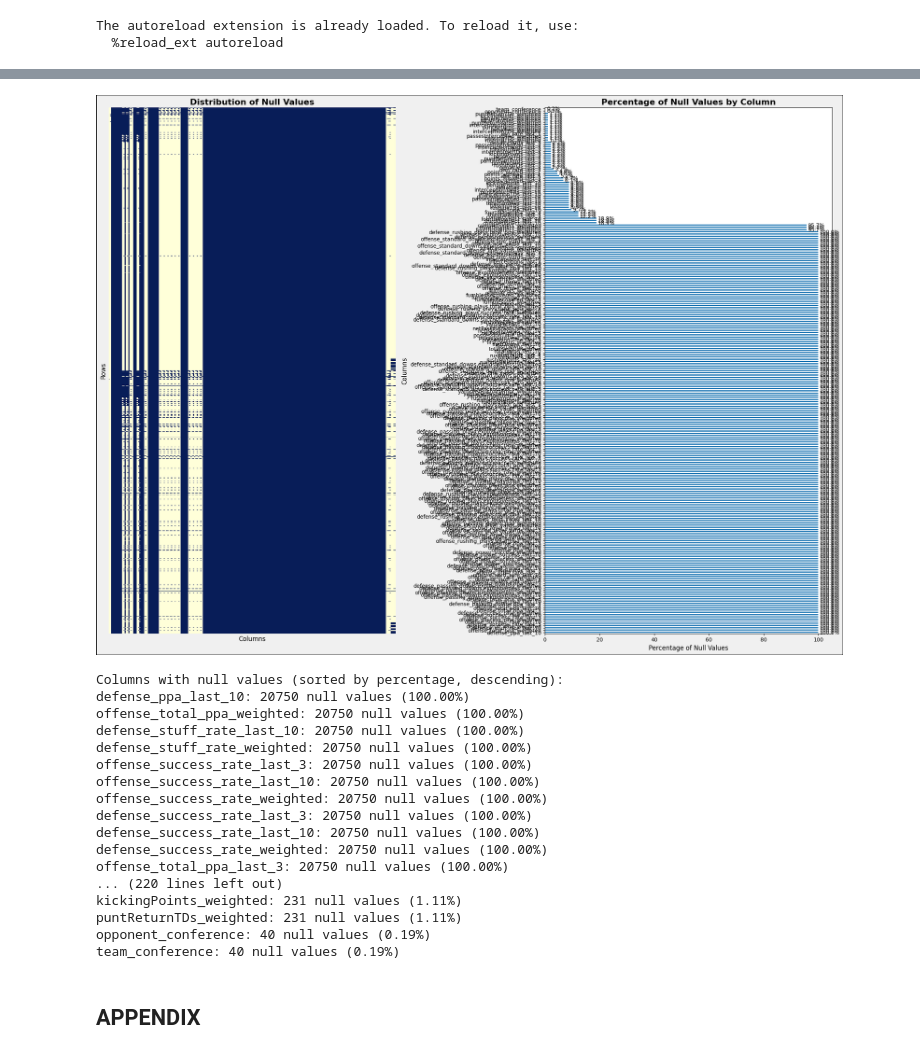
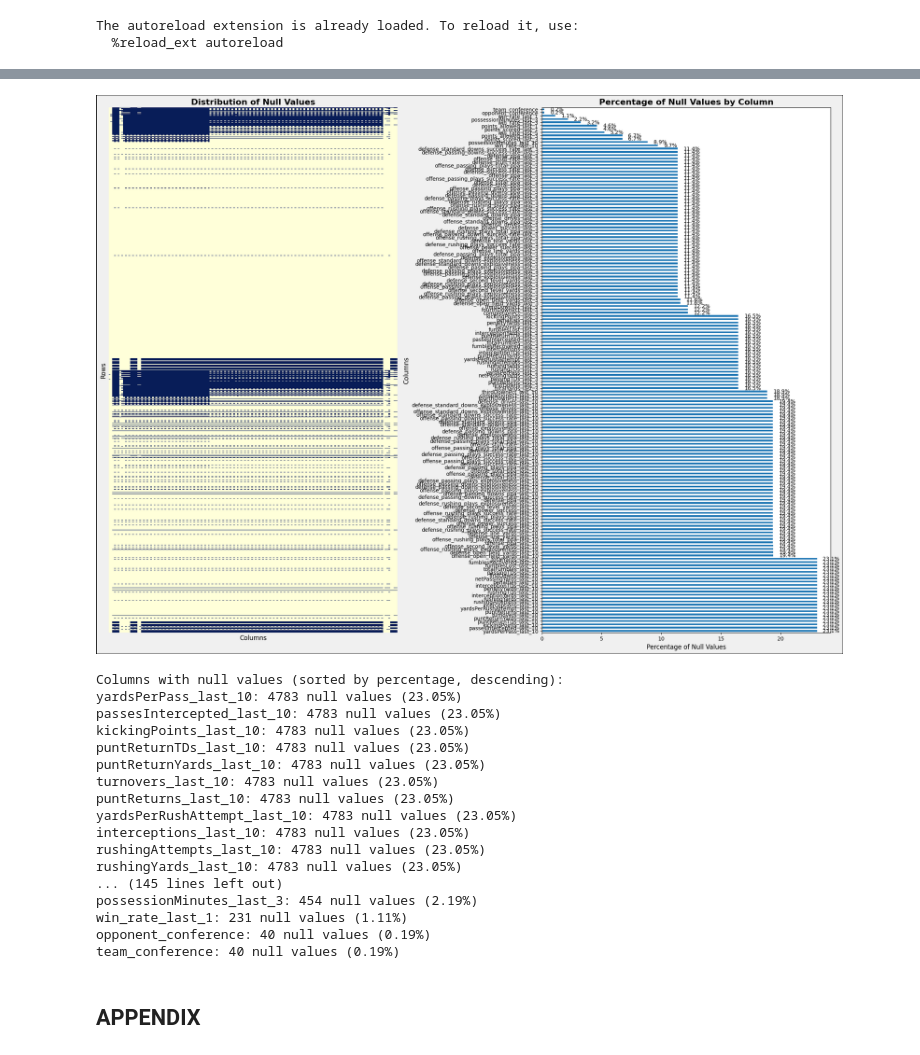
Before and after one commit to tablecables/college_football_predictor, a Jupyter notebook: notebooks/04_feature_engineering.ipynb, the cells around one changed output, grey strips where cells are left out. Drawn from its saved outputs; the diff is of its cells as text; code cells hidden in the pictures.

```diff
--- a/notebooks/04_feature_engineering.ipynb
+++ b/notebooks/04_feature_engineering.ipynb
@@ -48,22 +98,22 @@ features_df = preprocess_data(processed_teams_df, selected_features)
 # %%
-visualize_null_values(features_df)
+visualize_null_values(df_final)
 # %% [output]
-[figure, old version]
+[figure, new version]
 Columns with null values (sorted by percentage, descending):
-defense_ppa_last_10: 20750 null values (100.00%)
-offense_total_ppa_weighted: 20750 null values (100.00%)
-defense_stuff_rate_last_10: 20750 null values (100.00%)
-defense_stuff_rate_weighted: 20750 null values (100.00%)
-offense_success_rate_last_3: 20750 null values (100.00%)
-offense_success_rate_last_10: 20750 null values (100.00%)
-offense_success_rate_weighted: 20750 null values (100.00%)
-defense_success_rate_last_3: 20750 null values (100.00%)
-defense_success_rate_last_10: 20750 null values (100.00%)
-defense_success_rate_weighted: 20750 null values (100.00%)
-offense_total_ppa_last_3: 20750 null values (100.00%)
-... (220 lines left out)
-kickingPoints_weighted: 231 null values (1.11%)
-puntReturnTDs_weighted: 231 null values (1.11%)
+yardsPerPass_last_10: 4783 null values (23.05%)
+passesIntercepted_last_10: 4783 null values (23.05%)
+kickingPoints_last_10: 4783 null values (23.05%)
+puntReturnTDs_last_10: 4783 null values (23.05%)
+puntReturnYards_last_10: 4783 null values (23.05%)
+turnovers_last_10: 4783 null values (23.05%)
+puntReturns_last_10: 4783 null values (23.05%)
+yardsPerRushAttempt_last_10: 4783 null values (23.05%)
+interceptions_last_10: 4783 null values (23.05%)
+rushingAttempts_last_10: 4783 null values (23.05%)
+rushingYards_last_10: 4783 null values (23.05%)
+... (145 lines left out)
+possessionMinutes_last_3: 454 null values (2.19%)
+win_rate_last_1: 231 null values (1.11%)
 opponent_conference: 40 null values (0.19%)
 team_conference: 40 null values (0.19%)
 # %% [markdown]
```
Also changed, not shown: parts of 4 cells of this notebook, 6 other files.
